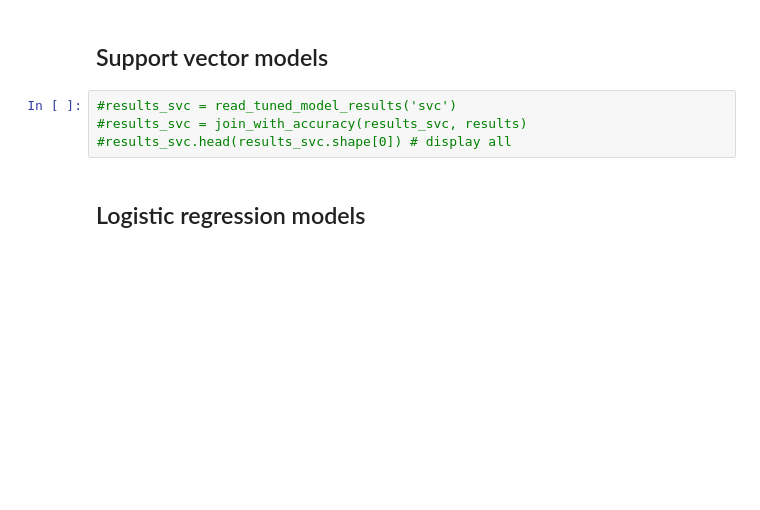
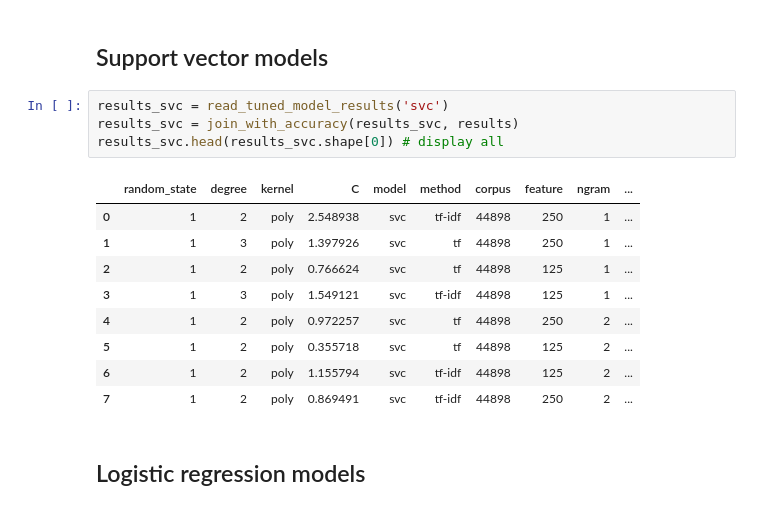
Before and after one commit to benjaminperucco/udacity-nano-mle, a Jupyter notebook: 5 Capstone/2 Project/3_postprocessing.ipynb, the cells around one changed output. Drawn from its saved outputs; the diff is of its cells as text; blank space fills up the shorter version.

```diff
--- a/5 Capstone/2 Project/3_postprocessing.ipynb
+++ b/5 Capstone/2 Project/3_postprocessing.ipynb
@@ -241,9 +281,19 @@ results_xgb.head(results_xgb.shape[0]) # display all
 # %% [markdown]
 ## Support vector models
 # %%
-#results_svc = read_tuned_model_results('svc')
-#results_svc = join_with_accuracy(results_svc, results)
-#results_svc.head(results_svc.shape[0]) # display all
+results_svc = read_tuned_model_results('svc')
+results_svc = join_with_accuracy(results_svc, results)
+results_svc.head(results_svc.shape[0]) # display all
+# %% [output]
+|  | random_state | degree | kernel | C | model | method | corpus | feature | ngram | ... |
+| 0 | 1 | 2 | poly | 2.548938 | svc | tf-idf | 44898 | 250 | 1 | ... |
+| 1 | 1 | 3 | poly | 1.397926 | svc | tf | 44898 | 250 | 1 | ... |
+| 2 | 1 | 2 | poly | 0.766624 | svc | tf | 44898 | 125 | 1 | ... |
+| 3 | 1 | 3 | poly | 1.549121 | svc | tf-idf | 44898 | 125 | 1 | ... |
+| 4 | 1 | 2 | poly | 0.972257 | svc | tf | 44898 | 250 | 2 | ... |
+| 5 | 1 | 2 | poly | 0.355718 | svc | tf | 44898 | 125 | 2 | ... |
+| 6 | 1 | 2 | poly | 1.155794 | svc | tf-idf | 44898 | 125 | 2 | ... |
+| 7 | 1 | 2 | poly | 0.869491 | svc | tf-idf | 44898 | 250 | 2 | ... |
 # %% [markdown]
 ## Logistic regression models
 # %%
```
Also changed, not shown: parts of 14 cells of this notebook, 3 other files.
